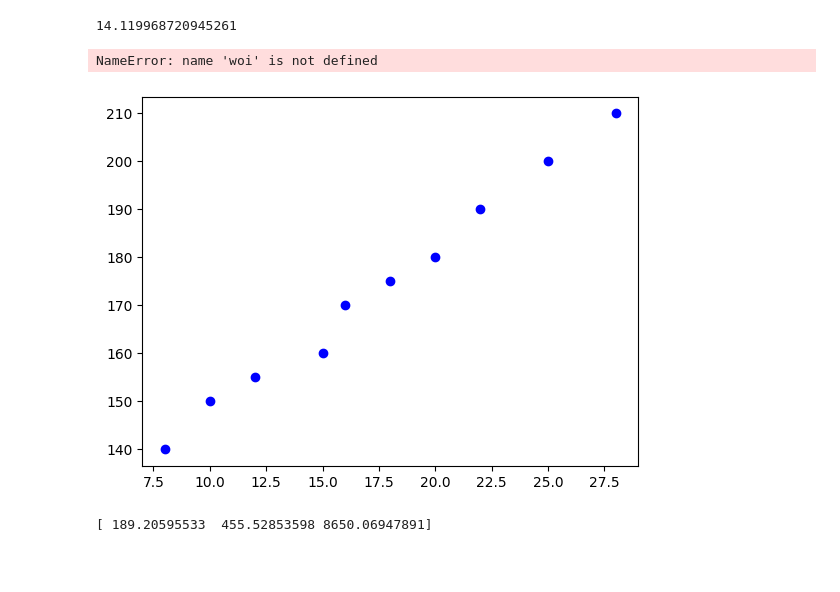
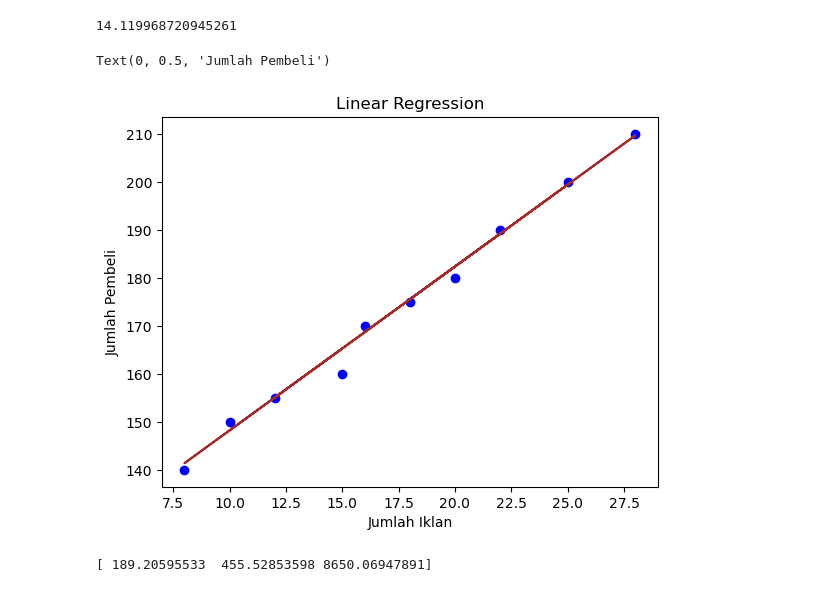
Before and after one commit to kazuhaaa7/Smester1-rossee, a Jupyter notebook: pkb/task 2/pkbtask2.ipynb, the cells around one changed output. Saved outputs shown, nothing was run; the diff lists cells and outputs as text; code cells hidden in the pictures; blank space fills up the shorter version.

```diff
--- a/pkb/task 2/pkbtask2.ipynb
+++ b/pkb/task 2/pkbtask2.ipynb
@@ -65,13 +65,13 @@ Mean Squared Error 14.119968720945261
 # %%
 # visualisasi hasil
 plt.scatter(x, y, color= 'blue')
-plt.plot(x, woi.predict(x), color= 'brown')
+plt.plot(x, model.predict(x), color= 'brown')
 plt.title('Linear Regression')
 plt.xlabel('Jumlah Iklan')
 plt.ylabel('Jumlah Pembeli')
 # %% [output]
-NameError: name 'woi' is not defined
+Text(0, 0.5, 'Jumlah Pembeli')
-[figure, old version]
+[figure, new version]
 # %%
 print(model.predict(pd.DataFrame([[22], [100], [2500]], columns = ["Jumlah_Iklan"])))
 # %% [output]
```
Also changed, not shown: parts of 1 cell of this notebook, 14 other files.
